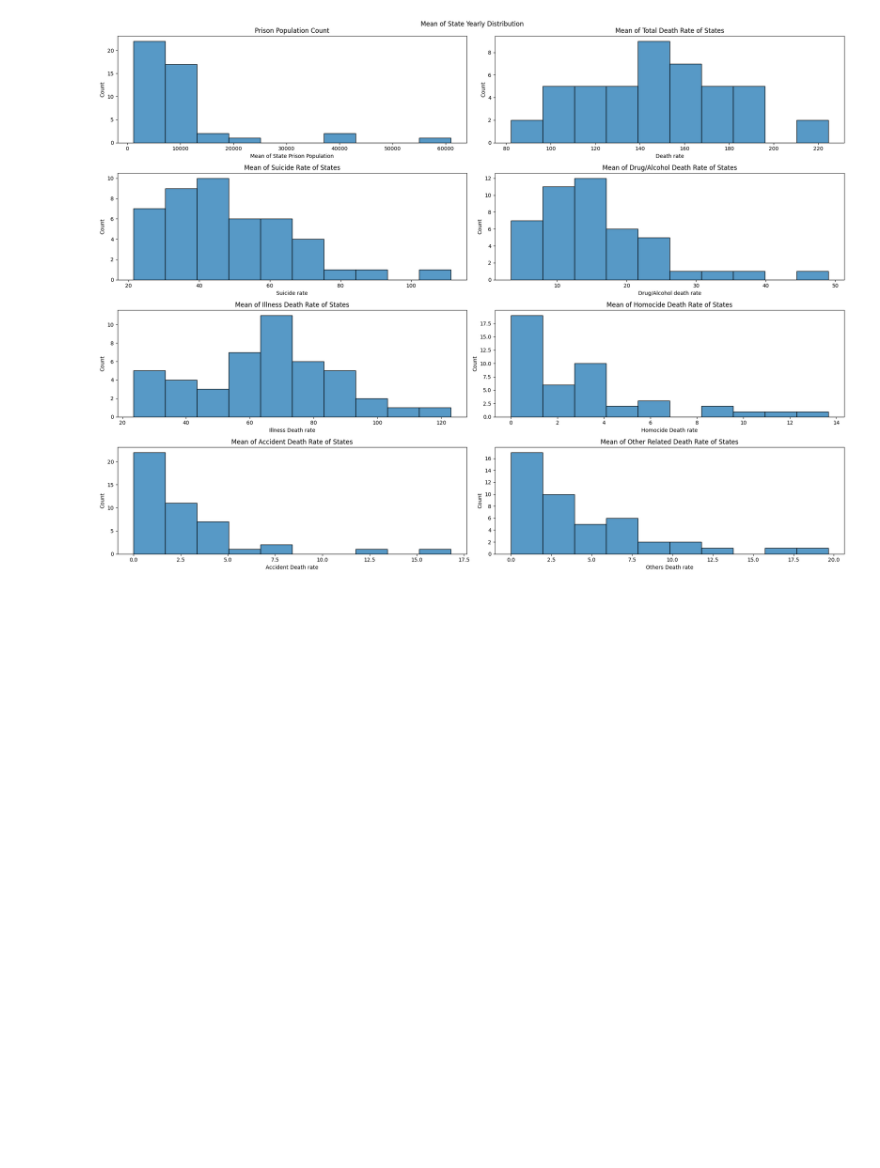
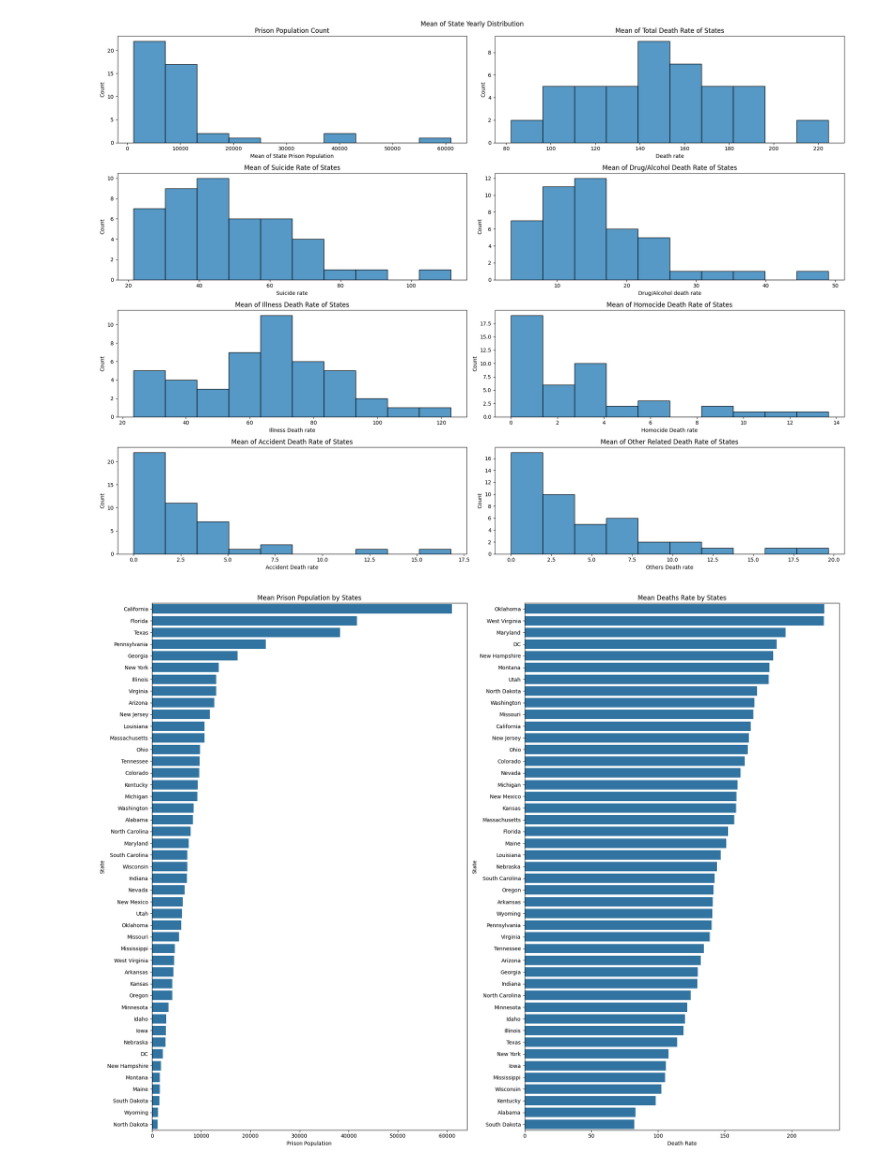
Before and after one commit to SeunGansallo/EDA-repo, a Jupyter notebook: eda.ipynb, the cells around one changed output. Cells and saved outputs as stored; diff of their text form; code cells hidden in the pictures; blank space fills up the shorter version.

Commit message:
plots

```diff
--- a/eda.ipynb
+++ b/eda.ipynb
@@ -149,3 +149,21 @@ fig.tight_layout()
 plt.show()
 # %% [output]
 [figure]
+# %%
+fig, ax=plt.subplots(1,2, figsize=(20,15))
+
+sns.barplot(data=mean_state.sort_values('adp', ascending=False), x='adp', y='state', ax=ax[0])
+ax[0].set_title('Mean Prison Population by States')
+ax[0].set_xlabel('Prison Population')
+ax[0].set_ylabel('State')
+
+sns.barplot(data=mean_state.sort_values('total', ascending=False), x='total', y='state', ax=ax[1])
+ax[1].set_title('Mean Deaths Rate by States')
+ax[1].set_xlabel('Death Rate')
+ax[1].set_ylabel('State')
+
+fig.tight_layout()
+
+plt.show()
+# %% [output]
+[figure, added]
```
